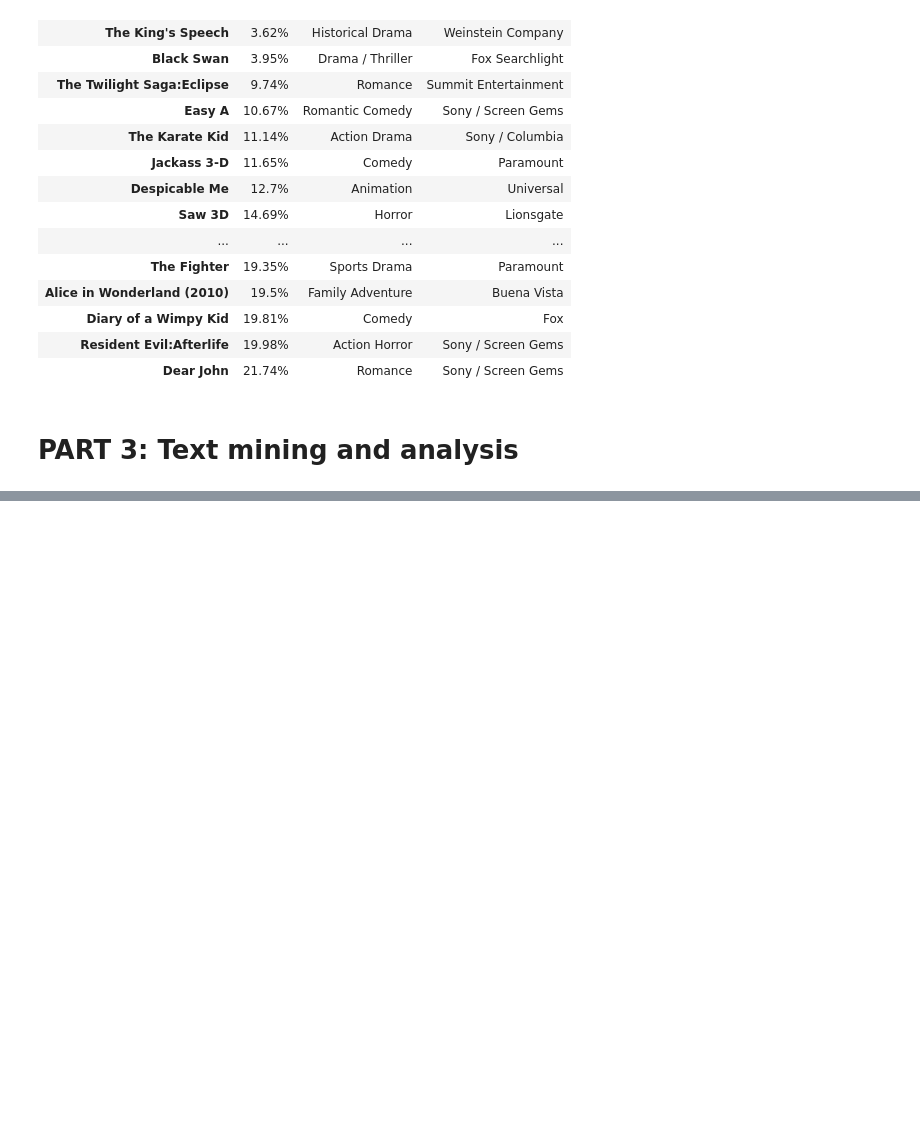
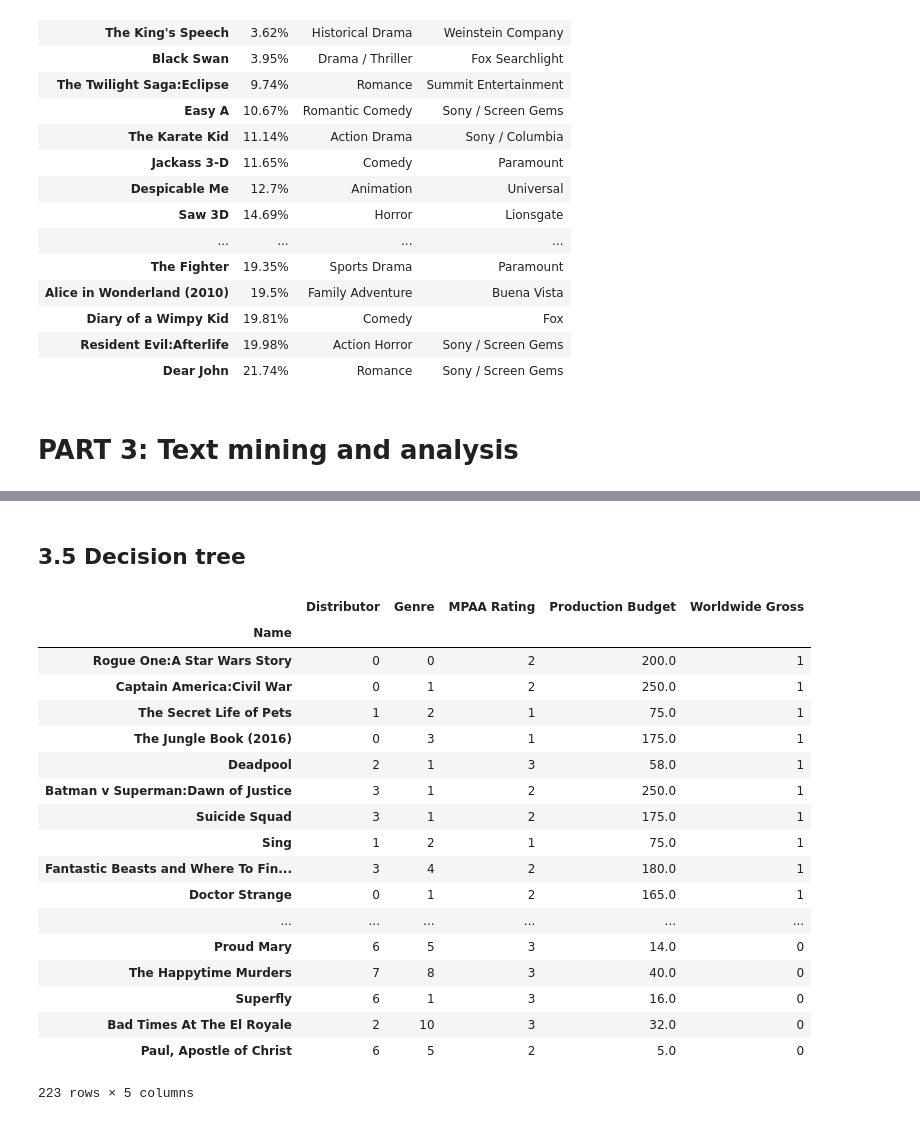
Before and after one commit to yz3432/TFA, a Jupyter notebook: project.ipynb, the cells around one changed output, grey strips where cells are left out. Drawn from its saved outputs; the diff is of its cells as text; code cells hidden in the pictures; blank space fills up the shorter version.

```diff
--- a/project.ipynb
+++ b/project.ipynb
@@ -1444 +1505,3 @@ get_topics()
+# %% [markdown]
+<h2> 3.5 Decision tree</h2>
 # %%
@@ -1481,5 +1545,26 @@ def get_decision_tree_table(year = 2018):
     return movies
 # %%
 movies = get_decision_tree_table(year = 2018)
+movies
+# %% [output]
+|  | Distributor | Genre | MPAA Rating | Production Budget | Worldwide Gross |
+| Name |  |  |  |  |  |
+| Rogue One:A Star Wars Story | 0 | 0 | 2 | 200.0 | 1 |
+| Captain America:Civil War | 0 | 1 | 2 | 250.0 | 1 |
+| The Secret Life of Pets | 1 | 2 | 1 | 75.0 | 1 |
+| The Jungle Book (2016) | 0 | 3 | 1 | 175.0 | 1 |
+| Deadpool | 2 | 1 | 3 | 58.0 | 1 |
+| Batman v Superman:Dawn of Justice | 3 | 1 | 2 | 250.0 | 1 |
+| Suicide Squad | 3 | 1 | 2 | 175.0 | 1 |
+| Sing | 1 | 2 | 1 | 75.0 | 1 |
+| Fantastic Beasts and Where To Fin... | 3 | 4 | 2 | 180.0 | 1 |
+| Doctor Strange | 0 | 1 | 2 | 165.0 | 1 |
+| ... | ... | ... | ... | ... | ... |
+| Proud Mary | 6 | 5 | 3 | 14.0 | 0 |
+| The Happytime Murders | 7 | 8 | 3 | 40.0 | 0 |
+| Superfly | 6 | 1 | 3 | 16.0 | 0 |
+| Bad Times At The El Royale | 2 | 10 | 3 | 32.0 | 0 |
+| Paul, Apostle of Christ | 6 | 5 | 2 | 5.0 | 0 |
+223 rows × 5 columns
 # %%
 #Get confusion matrix and draw ROC curve
```
Also changed, not shown: parts of 40 cells of this notebook.
